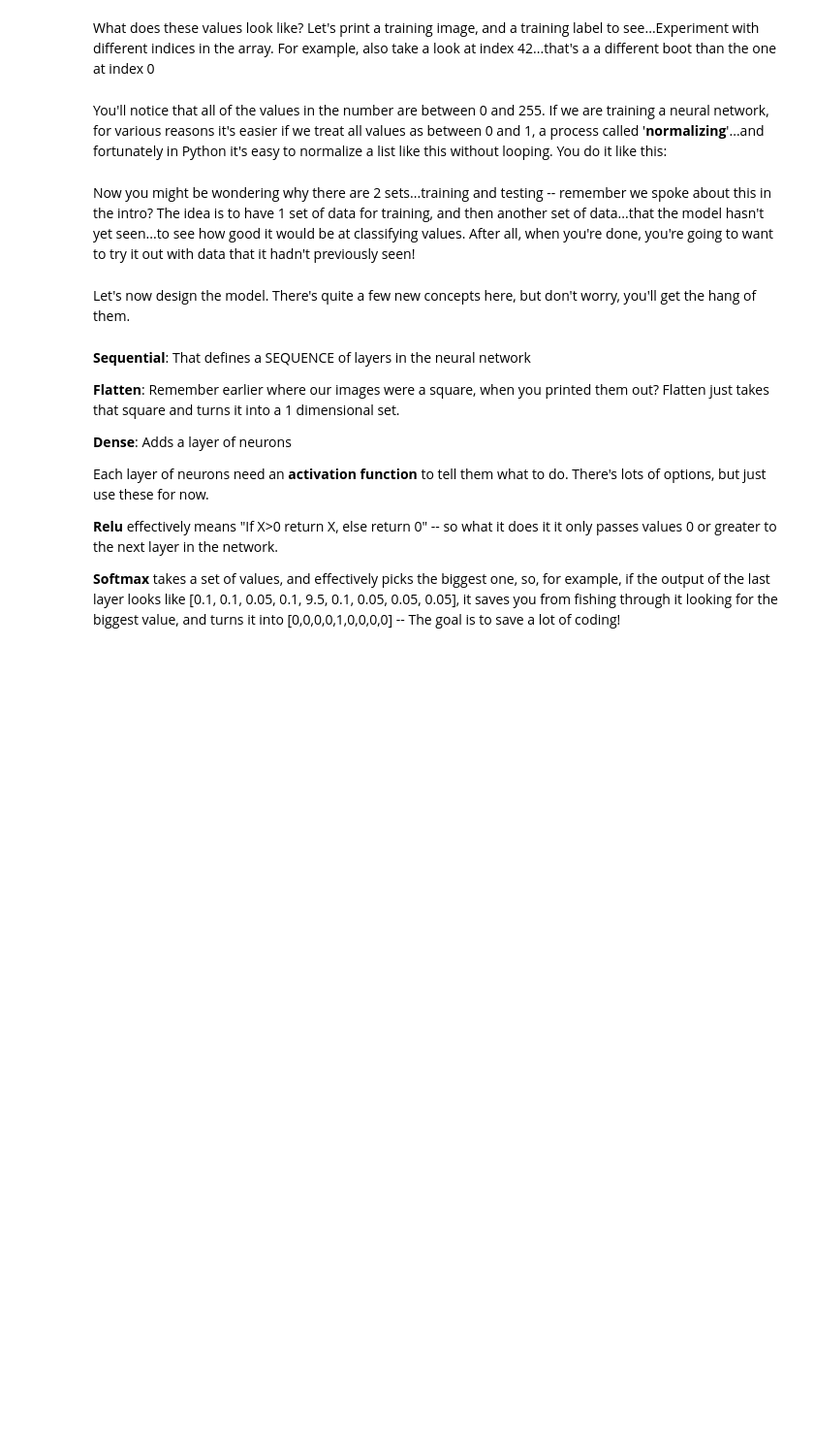
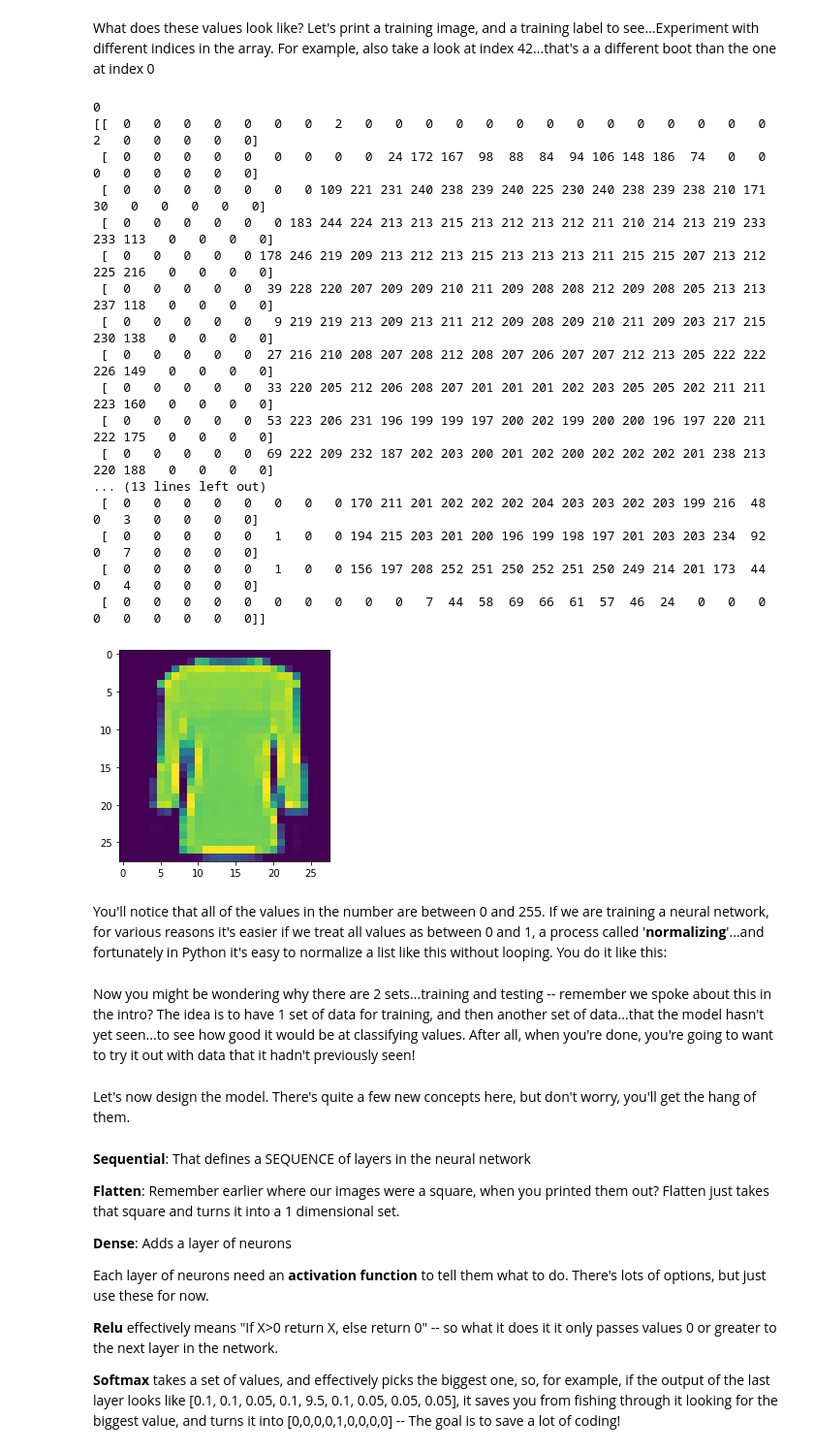
Before and after one commit to afazocar/learn, a Jupyter notebook: coursera/tf_developer/01_introduction/02_week/Course_1_Part_4_Lesson_2_Notebook.ipynb, the cells around one changed output. Shown at 97% size. Drawn from its saved outputs; the diff is of its cells as text; code cells hidden in the pictures; blank space fills up the shorter version.

```diff
--- a/coursera/tf_developer/01_introduction/02_week/Course_1_Part_4_Lesson_2_Notebook.ipynb
+++ b/coursera/tf_developer/01_introduction/02_week/Course_1_Part_4_Lesson_2_Notebook.ipynb
@@ -39,10 +50,31 @@ What does these values look like? Let's print a training image, and a training l
 # %%
 import numpy as np
 np.set_printoptions(linewidth=200)
 import matplotlib.pyplot as plt
-plt.imshow(training_images[0])
-print(training_labels[0])
-print(training_images[0])
+
+index = 55000
+plt.imshow(training_images[index])
+print(training_labels[index])
+print(training_images[index])
+# %% [output]
+0
+[[  0   0   0   0   0   0   0   2   0   0   0   0   0   0   0   0   0   0   0   0   0   0   2   0   0   0   0   0]
+ [  0   0   0   0   0   0   0   0   0  24 172 167  98  88  84  94 106 148 186  74   0   0   0   0   0   0   0   0]
+ [  0   0   0   0   0   0   0 109 221 231 240 238 239 240 225 230 240 238 239 238 210 171  30   0   0   0   0   0]
+ [  0   0   0   0   0   0 183 244 224 213 213 215 213 212 213 212 211 210 214 213 219 233 233 113   0   0   0   0]
+ [  0   0   0   0   0 178 246 219 209 213 212 213 215 213 213 213 211 215 215 207 213 212 225 216   0   0   0   0]
+ [  0   0   0   0   0  39 228 220 207 209 209 210 211 209 208 208 212 209 208 205 213 213 237 118   0   0   0   0]
+ [  0   0   0   0   0   9 219 219 213 209 213 211 212 209 208 209 210 211 209 203 217 215 230 138   0   0   0   0]
+ [  0   0   0   0   0  27 216 210 208 207 208 212 208 207 206 207 207 212 213 205 222 222 226 149   0   0   0   0]
+ [  0   0   0   0   0  33 220 205 212 206 208 207 201 201 201 202 203 205 205 202 211 211 223 160   0   0   0   0]
+ [  0   0   0   0   0  53 223 206 231 196 199 199 197 200 202 199 200 200 196 197 220 211 222 175   0   0   0   0]
+ [  0   0   0   0   0  69 222 209 232 187 202 203 200 201 202 200 202 202 202 201 238 213 220 188   0   0   0   0]
+... (13 lines left out)
+ [  0   0   0   0   0   0   0   0 170 211 201 202 202 202 204 203 203 202 203 199 216  48   0   3   0   0   0   0]
+ [  0   0   0   0   0   1   0   0 194 215 203 201 200 196 199 198 197 201 203 203 234  92   0   7   0   0   0   0]
+ [  0   0   0   0   0   1   0   0 156 197 208 252 251 250 252 251 250 249 214 201 173  44   0   4   0   0   0   0]
+ [  0   0   0   0   0   0   0   0   0   0   7  44  58  69  66  61  57  46  24   0   0   0   0   0   0   0   0   0]]
+[figure, added]
 # %% [markdown]
 You'll notice that all of the values in the number are between 0 and 255. If we are training a neural network, for various reasons it's easier if we treat all values as between 0 and 1, a process called '**normalizing**'...and fortunately in Python it's easy to normalize a list like this without looping. You do it like this:
 # %%
```
Also changed, not shown: parts of 13 cells of this notebook.
